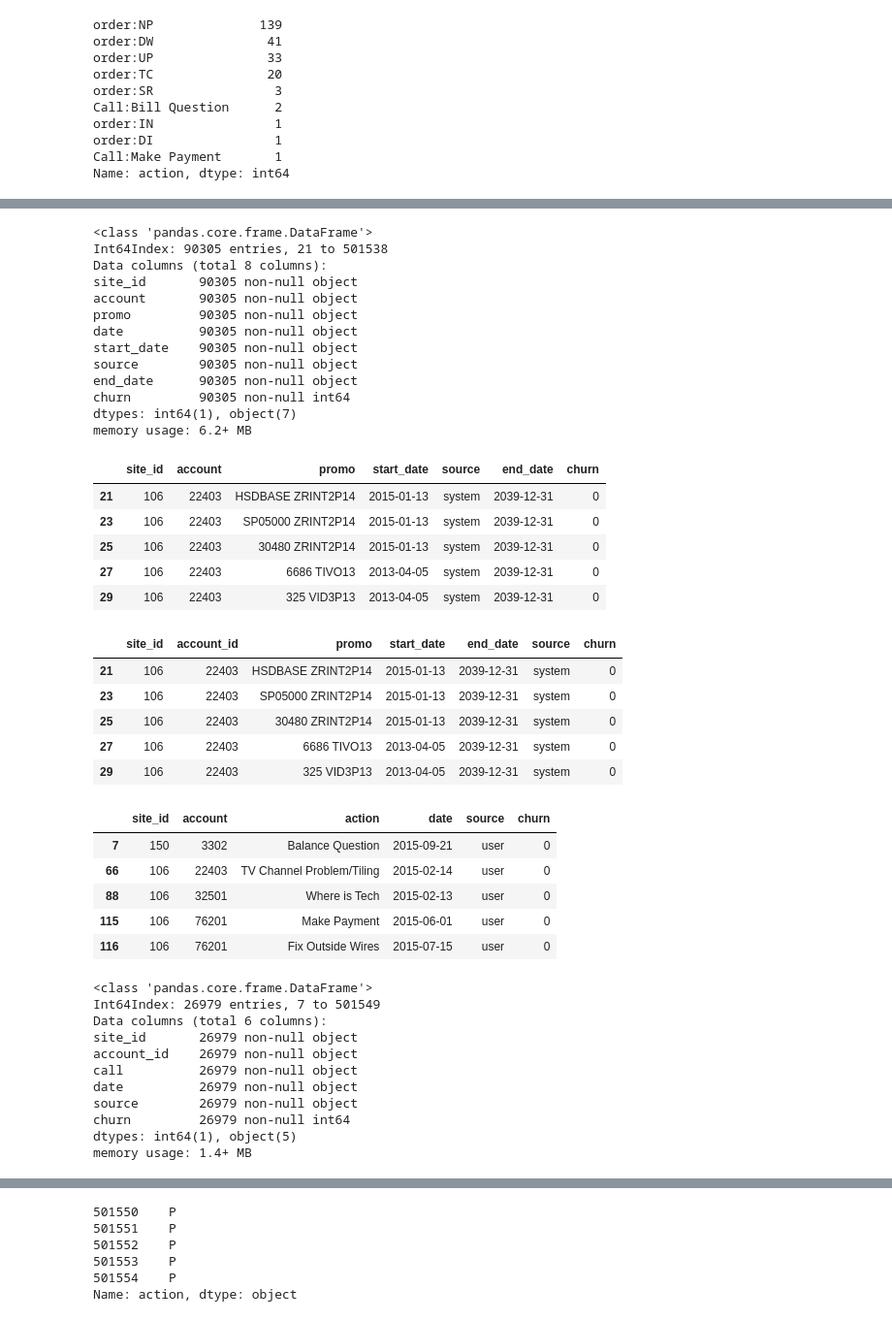
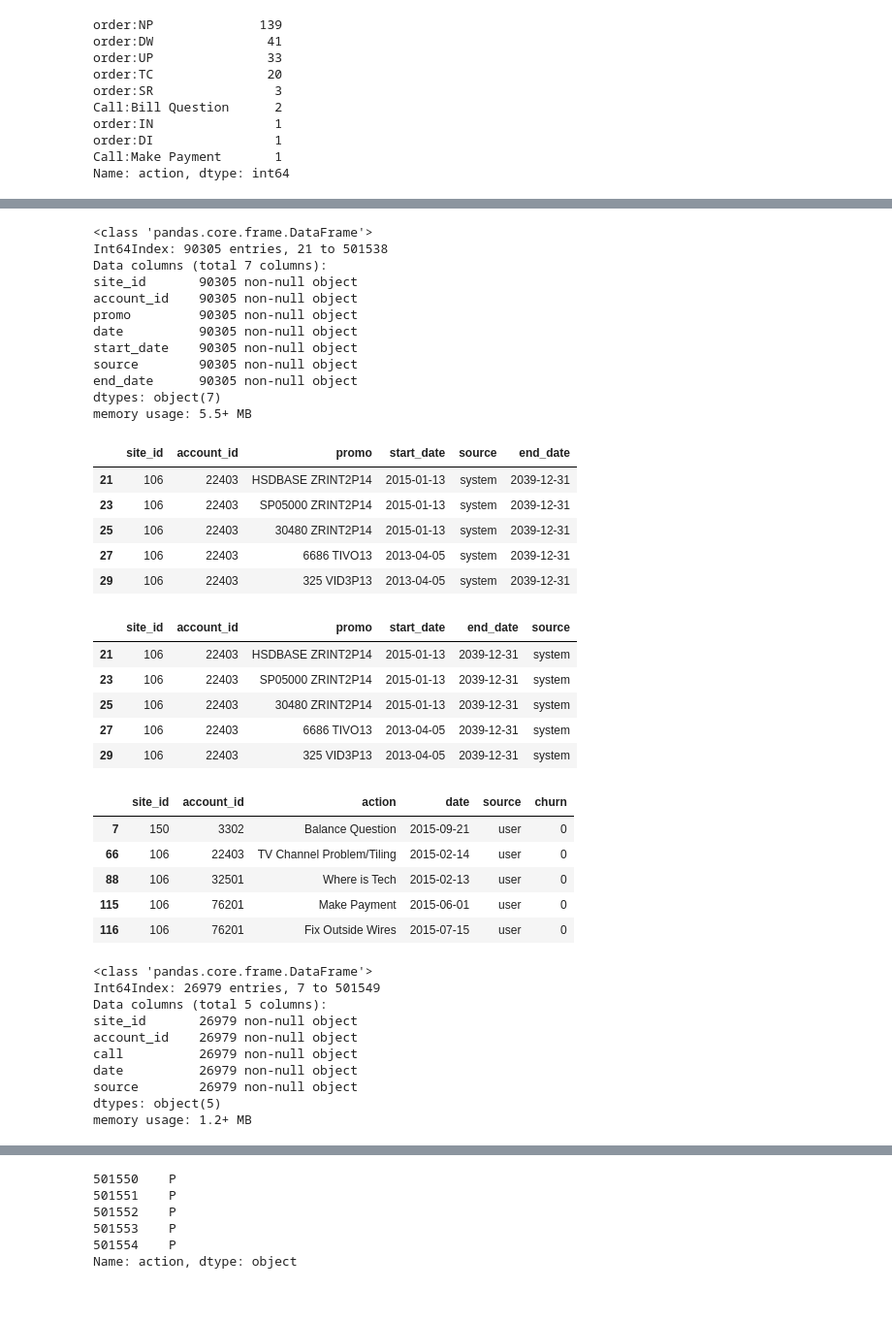
Before and after one commit to yuranich/diplom_data_analysis, a Jupyter notebook: working_with_events.ipynb, the cells around one changed output, grey strips where cells are left out. Shown at 97% size. Drawn from its saved outputs; the diff is of its cells as text; code cells hidden in the pictures.

```diff
--- a/working_with_events.ipynb
+++ b/working_with_events.ipynb
@@ -3,6 +3,6 @@ import pandas as pd
 # %%
 events = pd.read_csv("events_ful.csv", header=None)
 events.drop(5, axis=1, inplace=True)
-events.columns = ['account', 'action', 'date', 'source', 'details', 'event', 'churn']
+events.columns = ['account_id', 'action', 'date', 'source', 'details', 'event', 'churn']
 events.head()
 # %% [output]
@@ -82,7 +62,7 @@ order:DI                1
 Call:Make Payment       1
 Name: action, dtype: int64
 # %%
-site_id = events.account.apply(lambda x : str(x).split('-')[0])
+site_id = events.account_id.apply(lambda x : str(x).split('-')[0])
 events.insert(0, 'site_id', site_id)
 events.head()
 # %% [output]
@@ -93,6 +73,6 @@ events.head()
 | 3 | 150 | 150-3302 | order:NP | 2015-07-01 | user | Order: NP | 2859972 | 0 |
 | 4 | 150 | 150-3302 | order:UP | 2013-08-20 | user | Order: UP | 2859973 | 0 |
 # %%
-events.account = events.account.apply(lambda x: str(x).split('-')[1])
+events.account_id = events.account_id.apply(lambda x: str(x).split('-')[1])
 events.head()
 # %% [output]
@@ -206,42 +197,41 @@ promos.head()
 | 27 | 106 | 22403 | 6686 TIVO13 | starts | 2013-04-05 | 2013-04-05 | system | 2039-12-31 | Promo: 6686 TIVO13 | 0 |
 | 29 | 106 | 22403 | 325 VID3P13 | starts | 2013-04-05 | 2013-04-05 | system | 2039-12-31 | Promo: 325 VID3P13 | 0 |
 # %%
-promos.drop(['action', 'details'], axis=1, inplace=True)
+promos.drop(['action', 'details', 'churn'], axis=1, inplace=True)
 promos.info()
 # %% [output]
 <class 'pandas.core.frame.DataFrame'>
 Int64Index: 90305 entries, 21 to 501538
-Data columns (total 8 columns):
+Data columns (total 7 columns):
 site_id       90305 non-null object
-account       90305 non-null object
+account_id    90305 non-null object
 promo         90305 non-null object
 date          90305 non-null object
 start_date    90305 non-null object
 source        90305 non-null object
 end_date      90305 non-null object
-churn         90305 non-null int64
-dtypes: int64(1), object(7)
-memory usage: 6.2+ MB
+dtypes: object(7)
+memory usage: 5.5+ MB
 # %%
 promos.drop('date', axis=1, inplace=True)
 promos.head()
 # %% [output]
-|  | site_id | account | promo | start_date | source | end_date | churn |
-| 21 | 106 | 22403 | HSDBASE ZRINT2P14 | 2015-01-13 | system | 2039-12-31 | 0 |
-| 23 | 106 | 22403 | SP05000 ZRINT2P14 | 2015-01-13 | system | 2039-12-31 | 0 |
-| 25 | 106 | 22403 | 30480 ZRINT2P14 | 2015-01-13 | system | 2039-12-31 | 0 |
-| 27 | 106 | 22403 | 6686 TIVO13 | 2013-04-05 | system | 2039-12-31 | 0 |
-| 29 | 106 | 22403 | 325 VID3P13 | 2013-04-05 | system | 2039-12-31 | 0 |
+|  | site_id | account_id | promo | start_date | source | end_date |
+| 21 | 106 | 22403 | HSDBASE ZRINT2P14 | 2015-01-13 | system | 2039-12-31 |
+| 23 | 106 | 22403 | SP05000 ZRINT2P14 | 2015-01-13 | system | 2039-12-31 |
+| 25 | 106 | 22403 | 30480 ZRINT2P14 | 2015-01-13 | system | 2039-12-31 |
+| 27 | 106 | 22403 | 6686 TIVO13 | 2013-04-05 | system | 2039-12-31 |
+| 29 | 106 | 22403 | 325 VID3P13 | 2013-04-05 | system | 2039-12-31 |
 # %%
 promos.insert(4, 'end_dat', promos.end_date)
 promos.drop('end_date', axis=1, inplace=True)
-promos.columns = ['site_id', 'account_id', 'promo', 'start_date', 'end_date', 'source', 'churn']
+promos.columns = ['site_id', 'account_id', 'promo', 'start_date', 'end_date', 'source']
 promos.head()
 # %% [output]
-|  | site_id | account_id | promo | start_date | end_date | source | churn |
-| 21 | 106 | 22403 | HSDBASE ZRINT2P14 | 2015-01-13 | 2039-12-31 | system | 0 |
-| 23 | 106 | 22403 | SP05000 ZRINT2P14 | 2015-01-13 | 2039-12-31 | system | 0 |
-| 25 | 106 | 22403 | 30480 ZRINT2P14 | 2015-01-13 | 2039-12-31 | system | 0 |
-| 27 | 106 | 22403 | 6686 TIVO13 | 2013-04-05 | 2039-12-31 | system | 0 |
-| 29 | 106 | 22403 | 325 VID3P13 | 2013-04-05 | 2039-12-31 | system | 0 |
+|  | site_id | account_id | promo | start_date | end_date | source |
+| 21 | 106 | 22403 | HSDBASE ZRINT2P14 | 2015-01-13 | 2039-12-31 | system |
+| 23 | 106 | 22403 | SP05000 ZRINT2P14 | 2015-01-13 | 2039-12-31 | system |
+| 25 | 106 | 22403 | 30480 ZRINT2P14 | 2015-01-13 | 2039-12-31 | system |
+| 27 | 106 | 22403 | 6686 TIVO13 | 2013-04-05 | 2039-12-31 | system |
+| 29 | 106 | 22403 | 325 VID3P13 | 2013-04-05 | 2039-12-31 | system |
 # %%
@@ -251,25 +241,25 @@ calls = simpler[simpler.action.apply(lambda x : True if 'Call' in str(x) else Fa
 calls.action = calls.action.apply(lambda x: str(x).split(':')[1].strip())
 calls.head()
 # %% [output]
-|  | site_id | account | action | date | source | churn |
+|  | site_id | account_id | action | date | source | churn |
 | 7 | 150 | 3302 | Balance Question | 2015-09-21 | user | 0 |
 | 66 | 106 | 22403 | TV Channel Problem/Tiling | 2015-02-14 | user | 0 |
 | 88 | 106 | 32501 | Where is Tech | 2015-02-13 | user | 0 |
 | 115 | 106 | 76201 | Make Payment | 2015-06-01 | user | 0 |
 | 116 | 106 | 76201 | Fix Outside Wires | 2015-07-15 | user | 0 |
 # %%
-calls.columns = ['site_id', 'account_id', 'call', 'date', 'source', 'churn']
+calls = calls.drop('churn', axis=1)
+calls.columns = ['site_id', 'account_id', 'call', 'date', 'source']
 calls.info()
 # %% [output]
 <class 'pandas.core.frame.DataFrame'>
 Int64Index: 26979 entries, 7 to 501549
-Data columns (total 6 columns):
+Data columns (total 5 columns):
 site_id       26979 non-null object
 account_id    26979 non-null object
 call          26979 non-null object
 date          26979 non-null object
 source        26979 non-null object
-churn         26979 non-null int64
-dtypes: int64(1), object(5)
-memory usage: 1.4+ MB
+dtypes: object(5)
+memory usage: 1.2+ MB
 # %%
```
Also changed, not shown: parts of 35 cells of this notebook.
